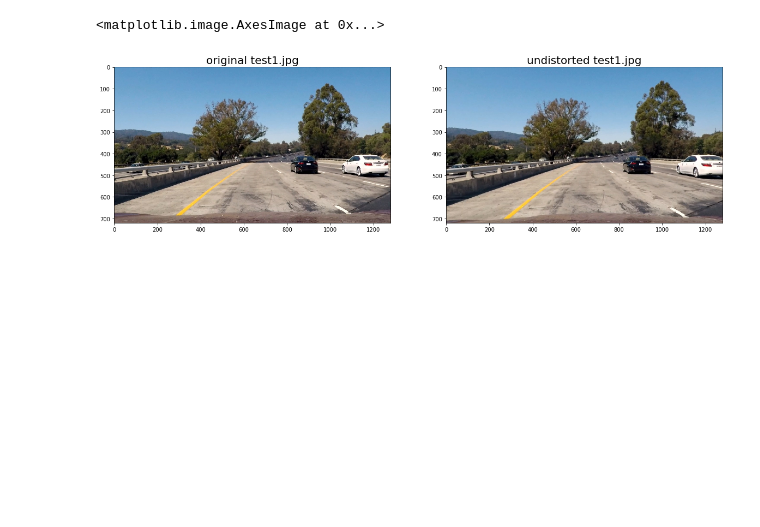
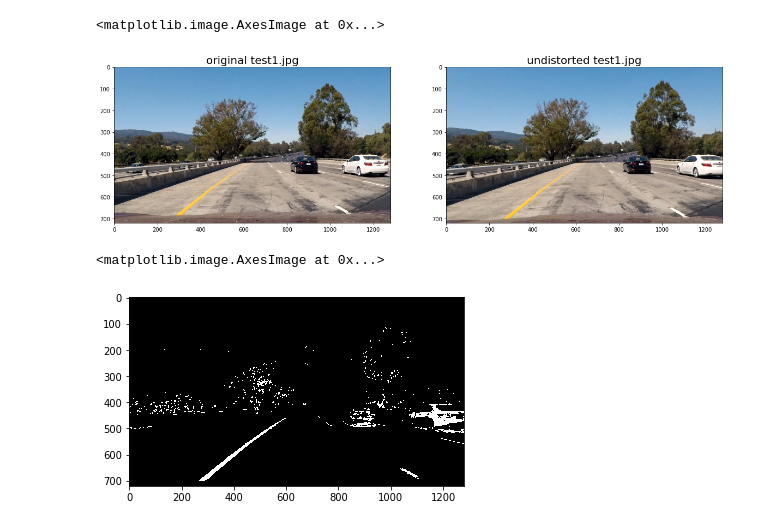
Before and after one commit to hyo009/CarND-Advanced-Lane-Lines-P4, a Jupyter notebook: Untitled.ipynb, the cells around one changed output. Saved outputs shown, nothing was run; the diff lists cells and outputs as text; code cells hidden in the pictures; blank space fills up the shorter version.

```diff
--- a/Untitled.ipynb
+++ b/Untitled.ipynb
@@ -104,3 +104,18 @@ plt.imshow(undistorted)
 # %% [output]
 <matplotlib.image.AxesImage at 0x...>
 [figure]
+# %%
+# Define a function that thresholds the S-channel of HLS
+def hls_select(img, thresh=(140, 255)):
+    hls = cv2.cvtColor(img, cv2.COLOR_RGB2HLS)
+    s_channel = hls[:,:,2]
+    binary_output = np.zeros_like(s_channel)
+    binary_output[(s_channel > thresh[0]) & (s_channel <= thresh[1])] = 1
+    return binary_output
+
+# test hls_select with undistorted image
+hls_undistorted = hls_select(undistorted, (140, 255))
+plt.imshow(hls_undistorted, cmap='gray')
+# %% [output]
+<matplotlib.image.AxesImage at 0x...>
+[figure, added]
```
Also changed, not shown: parts of 1 cell of this notebook.
